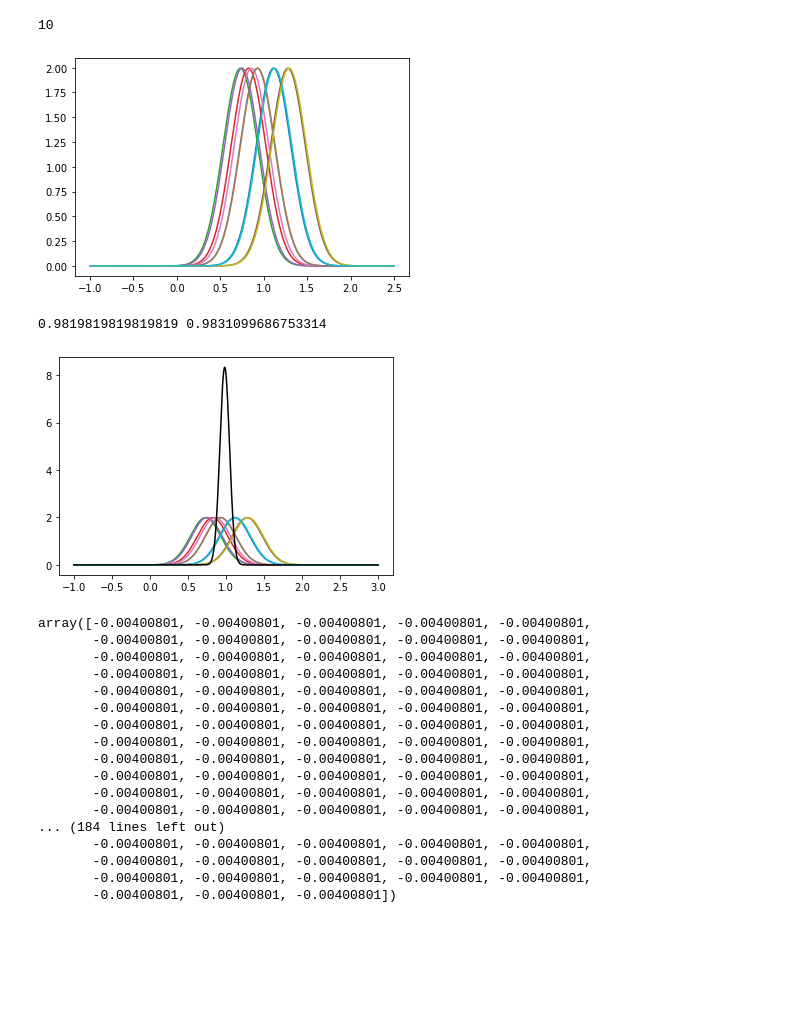
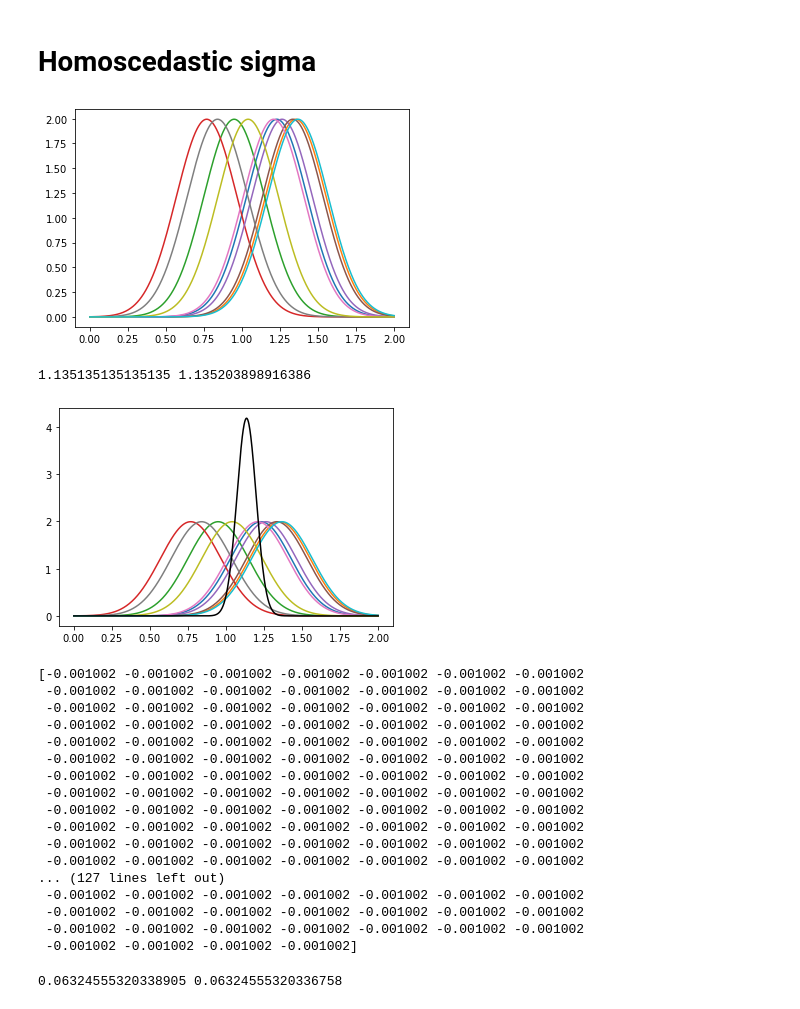
Before and after one commit to EdoSanto/astrostatistics_bicocca_2024, a Jupyter notebook: working/Position of a quasar.ipynb, the cells around one changed output. Drawn from its saved outputs; the diff is of its cells as text; code cells hidden in the pictures; blank space fills up the shorter version.

```diff
--- a/working/Position of a quasar.ipynb
+++ b/working/Position of a quasar.ipynb
@@ -7,27 +7,26 @@ from scipy.stats import uniform
 from astroML import stats as astroMLstats
 plt.rcParams['figure.figsize'] = [8, 8]
 from tqdm import tqdm
+# %% [markdown]
+# Homoscedastic sigma
 # %%
-dist_init = norm(1 , 0.2)
 N = 10
 s = 0.2
+dist_init = norm(1 , s)
 # %%
 fake_m = dist_init.rvs(N)
-print(len(fake_m))
-# %% [output]
-10
 # %%
-for i in tqdm(range(len(fake_m))):
+for i in tqdm(range(N)):
     dist = norm(fake_m[i], s)
-    x = np.linspace(-1, 2.5, 1000)
+    x = np.linspace(0, 2, 1000)
     plt.plot(x, dist.pdf(x))
 # %% [output]
-[figure, old version]
+[figure, new version]
 # %%
 def L_gauss(mu, x, s):
     return (1/(s*np.sqrt(2*np.pi)))*np.exp(-(1/2)*((x-mu)/s)**2)
 # %%
-mu = np.linspace(-1,3,1000)
+mu = np.linspace(0,2,1000)
 L_gauss_product = []
 
 for i in range(1000):
@@ -44,27 +43,32 @@ MLE = np.mean(fake_m)
 
 print(ML, MLE)
 # %% [output]
-0.9819819819819819 0.9831099686753314
+1.135135135135135 1.135203898916386
-[figure, old version]
+[figure, new version]
 # %%
 L_diff = np.diff(np.log(L_gauss_product), 2)
-for i in range(len(L_gauss_product)):
-      L_diff[i] = np.diff(np.log(L_gauss_product), 2)
+print(L_diff)
 # %% [output]
-array([-0.00400801, -0.00400801, -0.00400801, -0.00400801, -0.00400801,
-       -0.00400801, -0.00400801, -0.00400801, -0.00400801, -0.00400801,
-       -0.00400801, -0.00400801, -0.00400801, -0.00400801, -0.00400801,
-       -0.00400801, -0.00400801, -0.00400801, -0.00400801, -0.00400801,
-       -0.00400801, -0.00400801, -0.00400801, -0.00400801, -0.00400801,
-       -0.00400801, -0.00400801, -0.00400801, -0.00400801, -0.00400801,
-       -0.00400801, -0.00400801, -0.00400801, -0.00400801, -0.00400801,
-       -0.00400801, -0.00400801, -0.00400801, -0.00400801, -0.00400801,
-       -0.00400801, -0.00400801, -0.00400801, -0.00400801, -0.00400801,
-       -0.00400801, -0.00400801, -0.00400801, -0.00400801, -0.00400801,
-       -0.00400801, -0.00400801, -0.00400801, -0.00400801, -0.00400801,
-       -0.00400801, -0.00400801, -0.00400801, -0.00400801, -0.00400801,
-... (184 lines left out)
-       -0.00400801, -0.00400801, -0.00400801, -0.00400801, -0.00400801,
-       -0.00400801, -0.00400801, -0.00400801, -0.00400801, -0.00400801,
-       -0.00400801, -0.00400801, -0.00400801, -0.00400801, -0.00400801,
-       -0.00400801, -0.00400801, -0.00400801])
+[-0.001002 -0.001002 -0.001002 -0.001002 -0.001002 -0.001002 -0.001002
+ -0.001002 -0.001002 -0.001002 -0.001002 -0.001002 -0.001002 -0.001002
+ -0.001002 -0.001002 -0.001002 -0.001002 -0.001002 -0.001002 -0.001002
+ -0.001002 -0.001002 -0.001002 -0.001002 -0.001002 -0.001002 -0.001002
+ -0.001002 -0.001002 -0.001002 -0.001002 -0.001002 -0.001002 -0.001002
+ -0.001002 -0.001002 -0.001002 -0.001002 -0.001002 -0.001002 -0.001002
+ -0.001002 -0.001002 -0.001002 -0.001002 -0.001002 -0.001002 -0.001002
+ -0.001002 -0.001002 -0.001002 -0.001002 -0.001002 -0.001002 -0.001002
+ -0.001002 -0.001002 -0.001002 -0.001002 -0.001002 -0.001002 -0.001002
+ -0.001002 -0.001002 -0.001002 -0.001002 -0.001002 -0.001002 -0.001002
+ -0.001002 -0.001002 -0.001002 -0.001002 -0.001002 -0.001002 -0.001002
+ -0.001002 -0.001002 -0.001002 -0.001002 -0.001002 -0.001002 -0.001002
+... (127 lines left out)
+ -0.001002 -0.001002 -0.001002 -0.001002 -0.001002 -0.001002 -0.001002
+ -0.001002 -0.001002 -0.001002 -0.001002 -0.001002 -0.001002 -0.001002
+ -0.001002 -0.001002 -0.001002 -0.001002 -0.001002 -0.001002 -0.001002
+ -0.001002 -0.001002 -0.001002 -0.001002]
+# %%
+L_diff_norm = -1 * (L_diff/(mu[1]-mu[0])**2)
+err = (1/np.sqrt(L_diff_norm))[np.argsort(L_gauss_product)[-1]]
+print(err, s/np.sqrt(N))
+# %% [output]
+0.06324555320338905 0.06324555320336758
```
Also changed, not shown: parts of 6 cells of this notebook.
